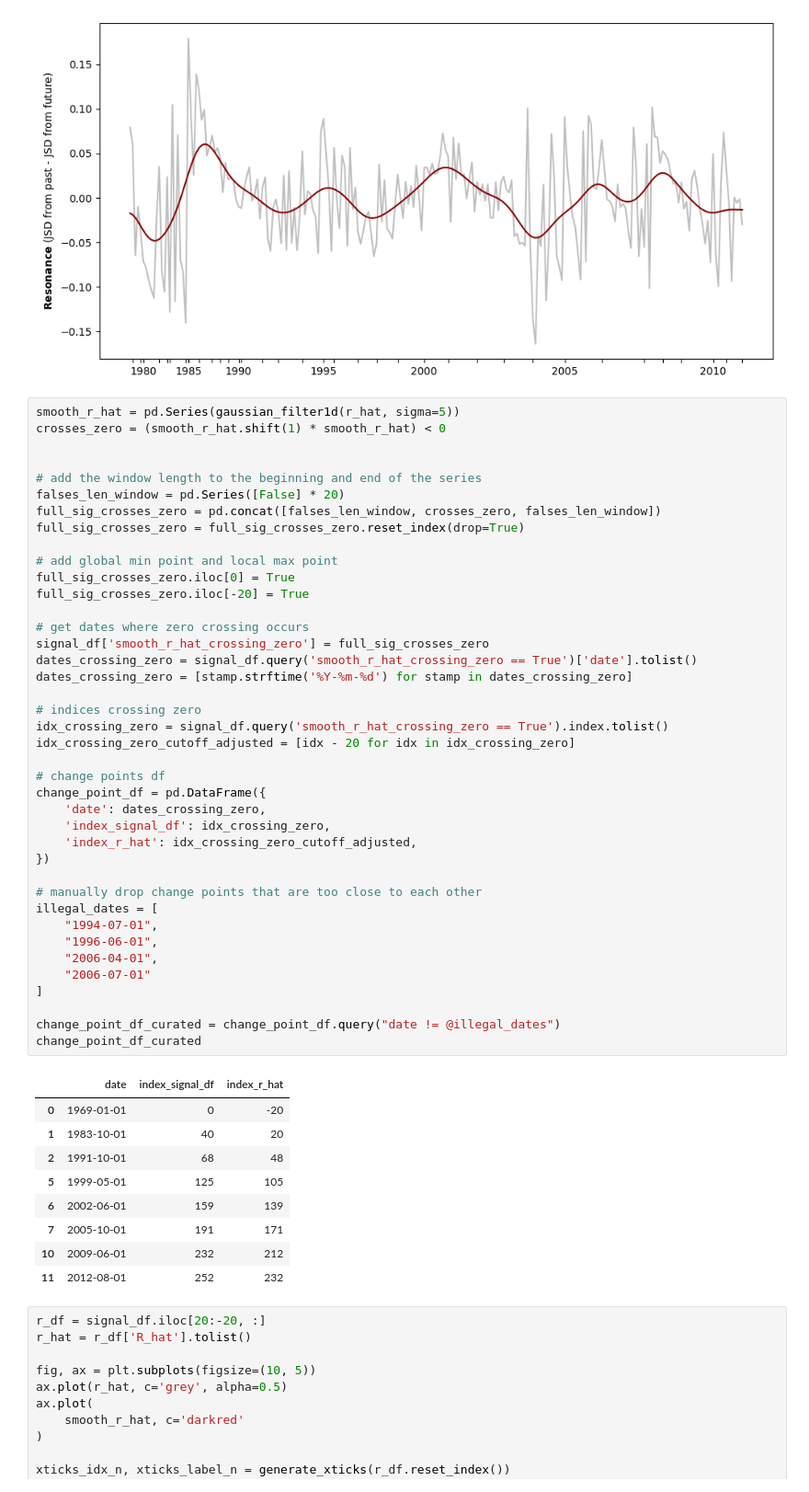
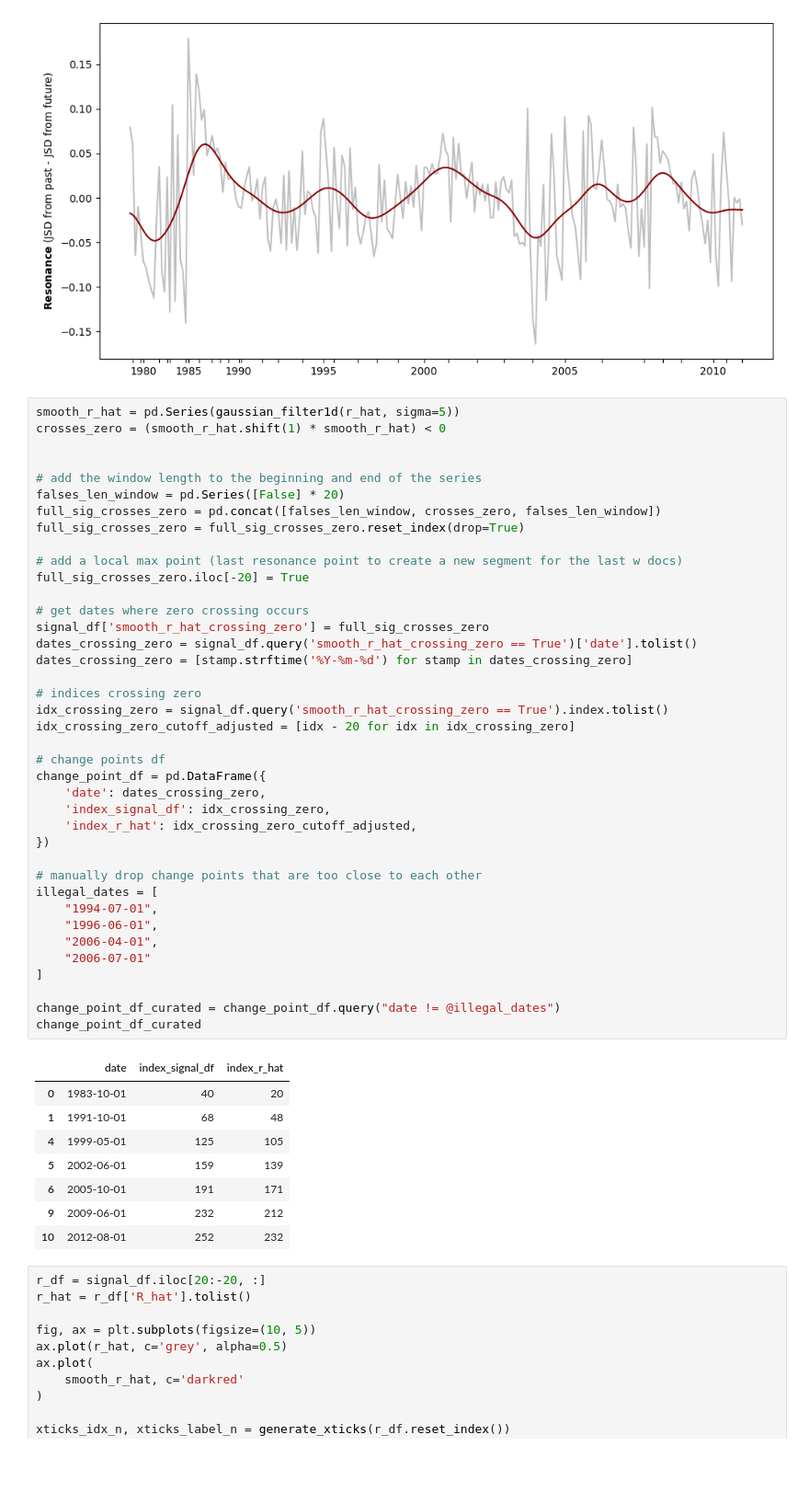
Before and after one commit to centre-for-humanities-computing/friths, a Jupyter notebook: notebooks/experiment_infodynamics.ipynb, the cells around one changed output. Shown at 92% size. Saved outputs shown, nothing was run; the diff lists cells and outputs as text; blank space fills up the shorter version.

```diff
--- a/notebooks/experiment_infodynamics.ipynb
+++ b/notebooks/experiment_infodynamics.ipynb
@@ -545,46 +545,44 @@ falses_len_window = pd.Series([False] * 20)
 full_sig_crosses_zero = pd.concat([falses_len_window, crosses_zero, falses_len_window])
 full_sig_crosses_zero = full_sig_crosses_zero.reset_index(drop=True)
 
-# add global min point and local max point
-full_sig_crosses_zero.iloc[0] = True
+# add a local max point (last resonance point to create a new segment for the last w docs)
 full_sig_crosses_zero.iloc[-20] = True
 
 # get dates where zero crossing occurs
 signal_df['smooth_r_hat_crossing_zero'] = full_sig_crosses_zero
 dates_crossing_zero = signal_df.query('smooth_r_hat_crossing_zero == True')['date'].tolist()
 dates_crossing_zero = [stamp.strftime('%Y-%m-%d') for stamp in dates_crossing_zero]
 
 # indices crossing zero
 idx_crossing_zero = signal_df.query('smooth_r_hat_crossing_zero == True').index.tolist()
 idx_crossing_zero_cutoff_adjusted = [idx - 20 for idx in idx_crossing_zero]
 
 # change points df
 change_point_df = pd.DataFrame({
     'date': dates_crossing_zero,
     'index_signal_df': idx_crossing_zero,
     'index_r_hat': idx_crossing_zero_cutoff_adjusted,
 })
 
 # manually drop change points that are too close to each other
 illegal_dates = [
     "1994-07-01",
     "1996-06-01",
     "2006-04-01",
     "2006-07-01"
 ]
 
 change_point_df_curated = change_point_df.query("date != @illegal_dates")
 change_point_df_curated
 # %% [output]
 |  | date | index_signal_df | index_r_hat |
-| 0 | 1969-01-01 | 0 | -20 |
-| 1 | 1983-10-01 | 40 | 20 |
-| 2 | 1991-10-01 | 68 | 48 |
-| 5 | 1999-05-01 | 125 | 105 |
-| 6 | 2002-06-01 | 159 | 139 |
-| 7 | 2005-10-01 | 191 | 171 |
-| 10 | 2009-06-01 | 232 | 212 |
-| 11 | 2012-08-01 | 252 | 232 |
+| 0 | 1983-10-01 | 40 | 20 |
+| 1 | 1991-10-01 | 68 | 48 |
+| 4 | 1999-05-01 | 125 | 105 |
+| 5 | 2002-06-01 | 159 | 139 |
+| 6 | 2005-10-01 | 191 | 171 |
+| 9 | 2009-06-01 | 232 | 212 |
+| 10 | 2012-08-01 | 252 | 232 |
 # %%
 r_df = signal_df.iloc[20:-20, :]
 r_hat = r_df['R_hat'].tolist()
```
Also changed, not shown: parts of 1 cell of this notebook, 2 other files.
